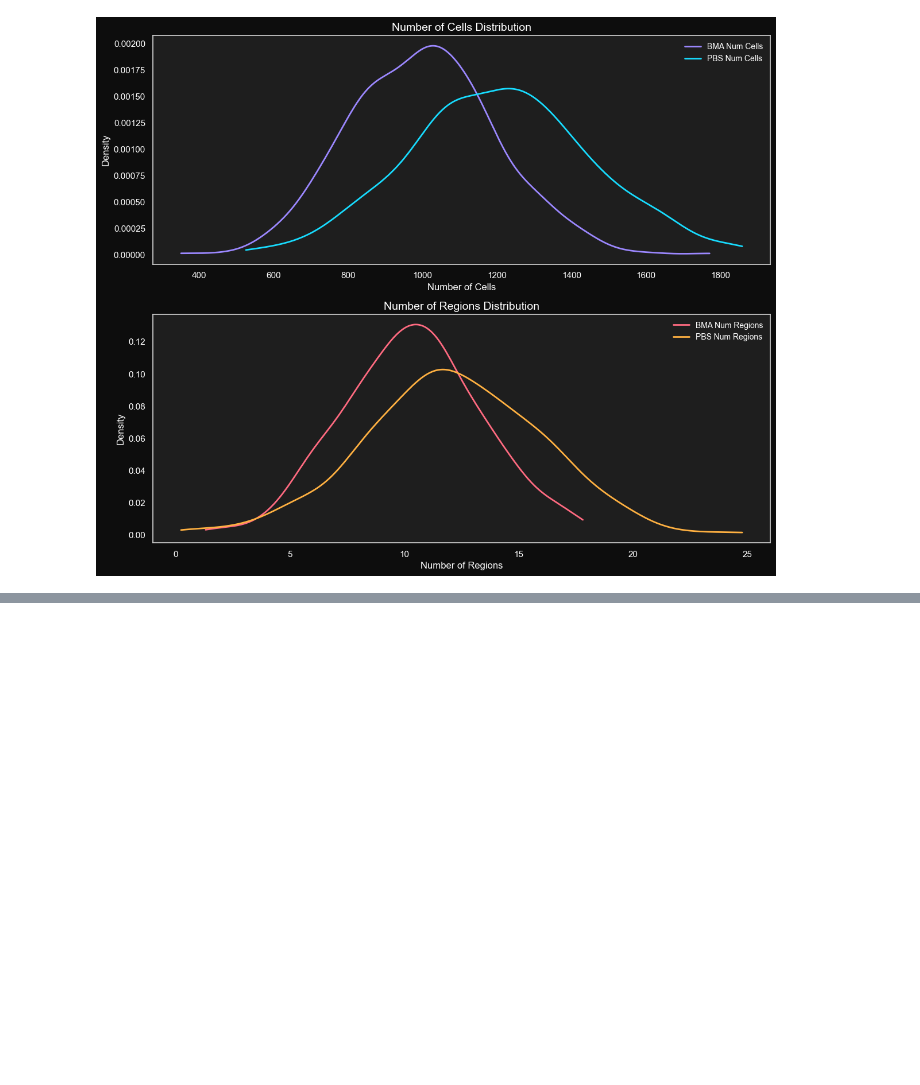
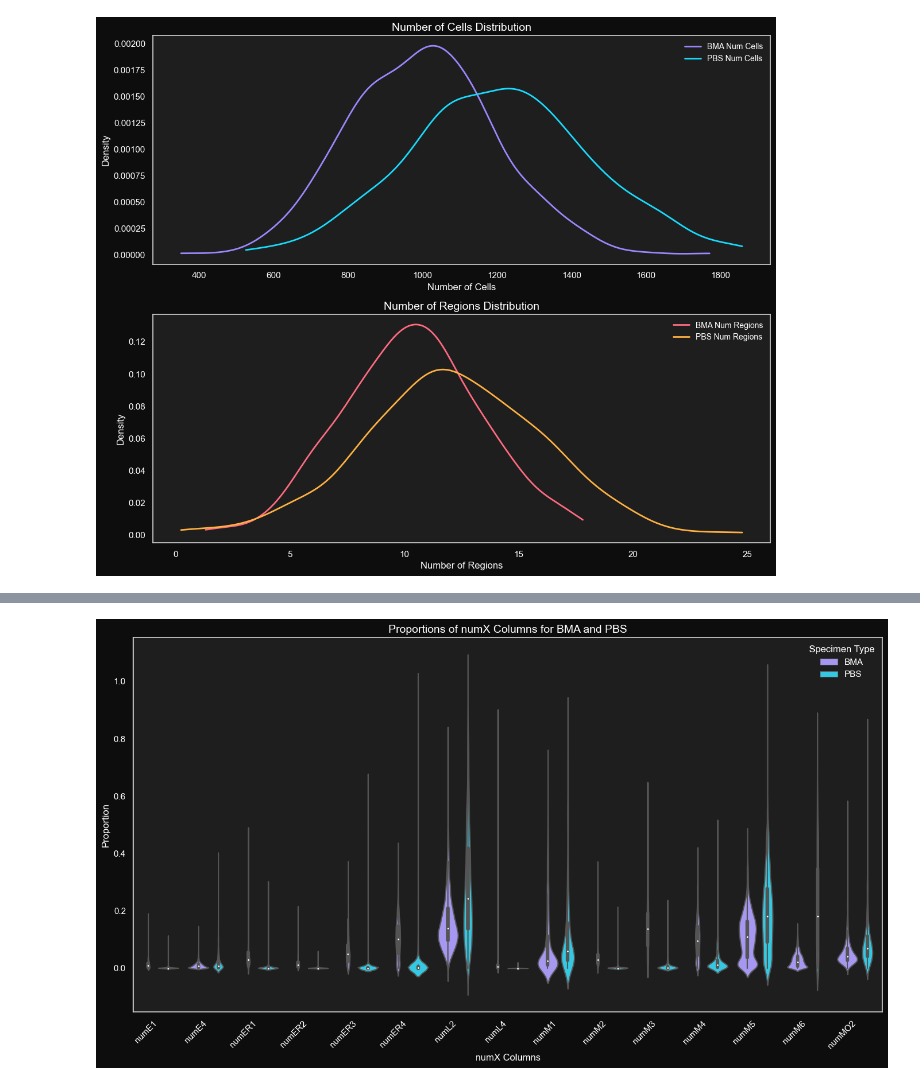
Before and after one commit to neoyinzhanghan/LL-Eval, a Jupyter notebook: local.ipynb, the cells around one changed output, grey strips where cells are left out. Saved outputs shown, nothing was run; the diff lists cells and outputs as text; code cells hidden in the pictures; blank space fills up the shorter version.

```diff
--- a/local.ipynb
+++ b/local.ipynb
@@ -170,0 +200,73 @@ plt.show()
+# %%
+import pandas as pd
+import numpy as np
+import matplotlib.pyplot as plt
+import seaborn as sns
+
+# Load the error message mapping
+error_message_mapping_path = '/Users/neo/Documents/MODS/LL-Eval/pipeline_nonerror_aggregate_df.csv'
+df = pd.read_csv(error_message_mapping_path)
+
+# Define the omitted and removed classes
+omitted_classes = ["B1", "B2"]
+removed_classes = ["U1", "PL2", "PL3", "ER5", "ER6", "U4"]
+
+# Identify the columns that match 'numX' and filter out omitted and removed classes
+cellnames = [
+    "B1", "B2", "E1", "E4", "ER1", "ER2", "ER3", "ER4", "ER5", "ER6",
+    "L2", "L4", "M1", "M2", "M3", "M4", "M5", "M6", "MO2", "PL2", "PL3", "U1", "U4"
+]
+num_columns = [f'num{cell}' for cell in cellnames if f'num{cell}' in df.columns]
+filtered_num_columns = [
+    col for col in num_columns if not any(
+        col.endswith(cls) for cls in omitted_classes + removed_classes
+    )
+]
+
+# Separate the data for BMA and PBS
+df_bma = df[df['specimen_type'] == 'BMA']
+df_pbs = df[df['specimen_type'] == 'PBS']
+
+# Calculate the proportion for BMA and PBS
+total_bma = df_bma[filtered_num_columns].sum(axis=1)
+total_pbs = df_pbs[filtered_num_columns].sum(axis=1)
+
+proportion_bma = df_bma[filtered_num_columns].div(total_bma, axis=0).stack().reset_index()
+proportion_pbs = df_pbs[filtered_num_columns].div(total_pbs, axis=0).stack().reset_index()
+
+# Prepare data for violin plot
+proportions_df = pd.concat([proportion_bma, proportion_pbs], axis=0)
+proportions_df.columns = ['index', 'numX', 'Proportion']
+proportions_df['Specimen_Type'] = ['BMA'] * len(proportion_bma) + ['PBS'] * len(proportion_pbs)
+
+# Create the violin plot with separate violins for BMA and PBS
+plt.figure(figsize=(14, 8), facecolor='#0d0d0d')
+sns.violinplot(
+    data=proportions_df,
+    x='numX',
+    y='Proportion',
+    hue='Specimen_Type',
+    split=False,
+    palette={'BMA': '#9c88ff', 'PBS': '#18dcff'},
+    dodge=True
+)
+
+# Customize the plot appearance
+plt.title('Proportions of numX Columns for BMA and PBS', color='white', fontsize=14)
+plt.xlabel('numX Columns', color='white')
+plt.ylabel('Proportion', color='white')
+plt.xticks(rotation=45, ha='right', color='white')
+plt.yticks(color='white')
+
+# Adjust the legend and background
+legend = plt.legend(title='Specimen Type', frameon=False)
+legend.get_title().set_color('white')
+for text in legend.get_texts():
+    text.set_color('white')
+
+plt.gca().set_facecolor('#1e1e1e')
+plt.grid(False)
+plt.tight_layout()
+plt.show()
+# %% [output]
+[figure, added]
```
Also changed, not shown: parts of 2 cells of this notebook, 2 other files.
